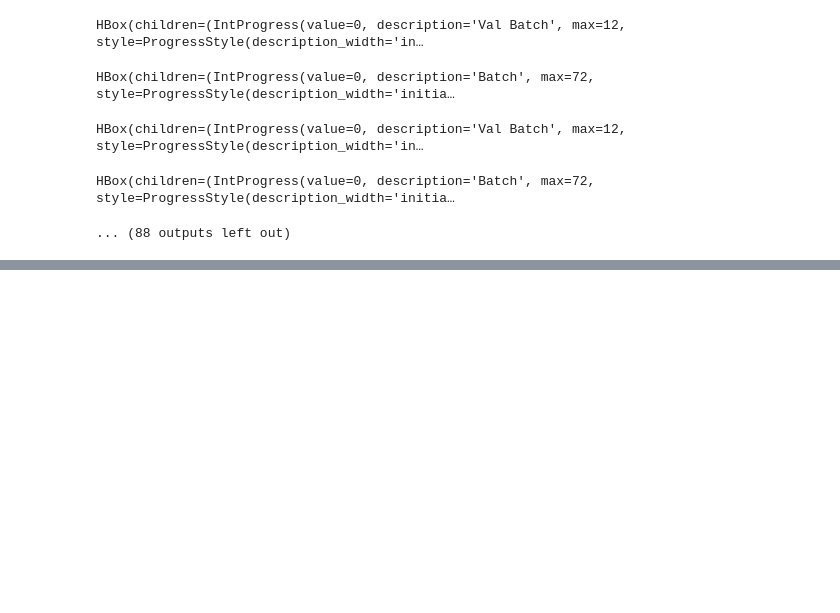
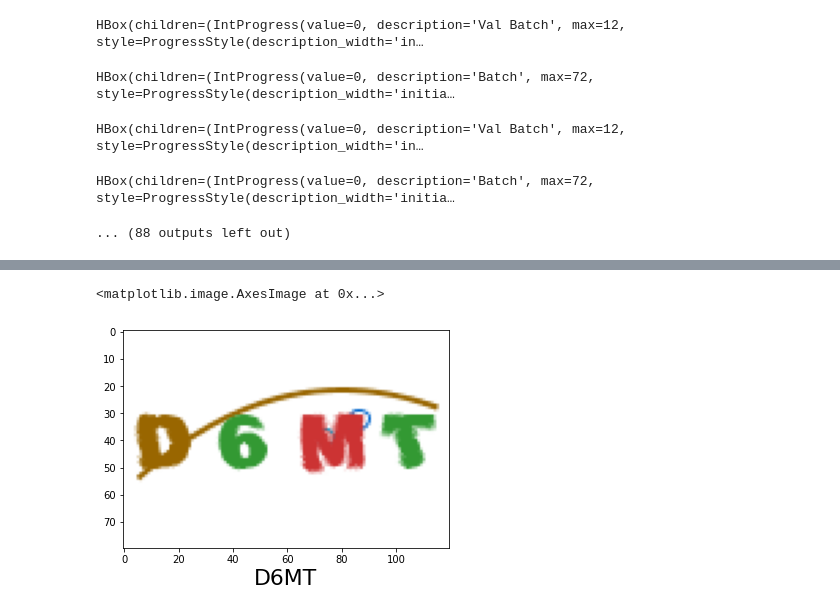
Before and after one commit to zipzou/captcha-recognition, a Jupyter notebook: src/captcha_recognition.ipynb, the cells around one changed output, grey strips where cells are left out. Saved outputs shown, nothing was run; the diff lists cells and outputs as text; code cells hidden in the pictures; blank space fills up the shorter version.

```diff
--- a/src/captcha_recognition.ipynb
+++ b/src/captcha_recognition.ipynb
@@ -67,0 +90,19 @@ plt.show()
+# %%
+from predict import predict
+
+import matplotlib.pyplot as plt
+
+from PIL import Image
+
+path = './captchas/D6MT.jpg'
+
+res = predict(path, model_dir='./model/model-latest.pkl', use_gpu=True)
+
+plt.figure()
+img_pil = Image.open(path)
+plt.xlabel(res, fontdict={'fontsize': 22})
+plt.imshow(img_pil)
+# print('验证码识别结果：' + res)
+# %% [output]
+<matplotlib.image.AxesImage at 0x...>
+[figure, added]
```
Also changed, not shown: parts of 5 cells of this notebook, 8 other files.
